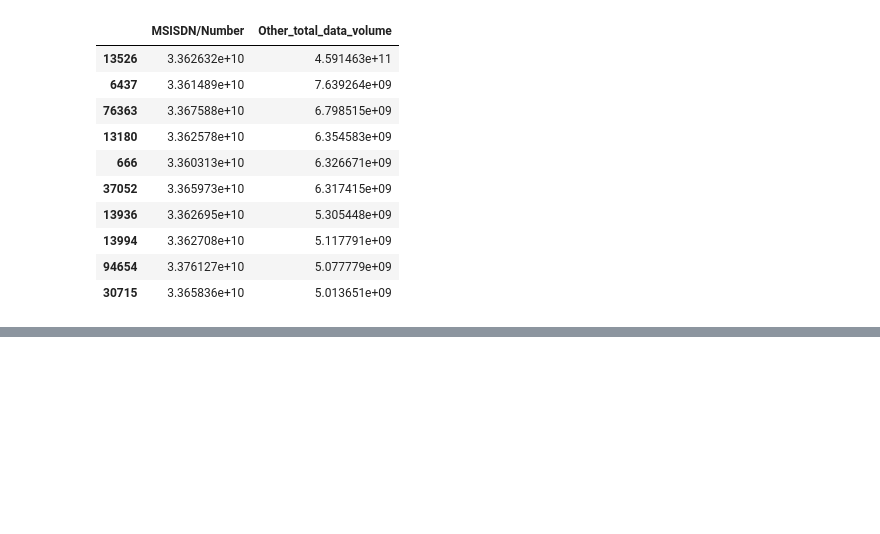
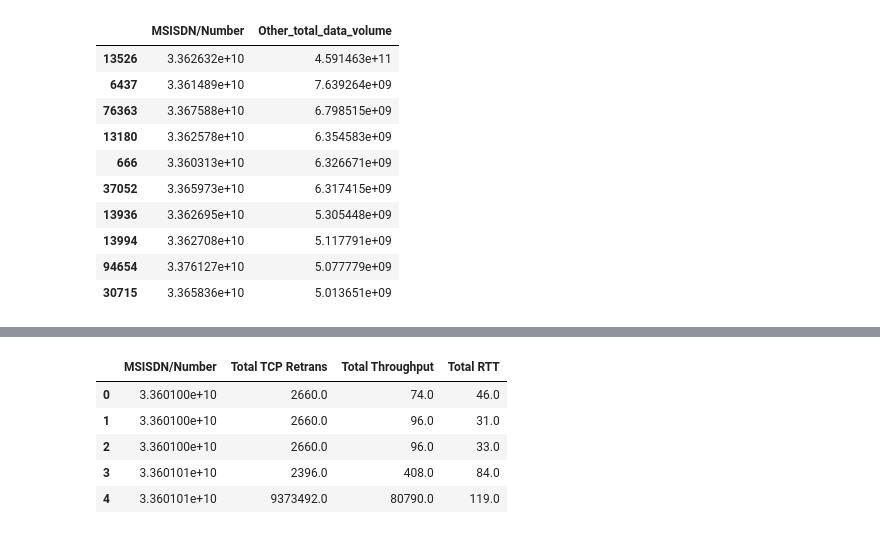
Before and after one commit to behigu/TellCo-Telecom-User-s-Data-Analysis, a Jupyter notebook: notebooks/Telco_telecom_user_data_analysis.ipynb, the cells around one changed output, grey strips where cells are left out. Saved outputs shown, nothing was run; the diff lists cells and outputs as text; code cells hidden in the pictures; blank space fills up the shorter version.

```diff
--- a/notebooks/Telco_telecom_user_data_analysis.ipynb
+++ b/notebooks/Telco_telecom_user_data_analysis.ipynb
@@ -825,0 +854,13 @@ df_clean.groupby('MSISDN/Number',as_index=False).agg({'Other_total_data_volume':
+# %%
+
+aggregate = {'Total TCP Retrans':'sum', 'Total Throughput':'sum', 'Total RTT':'sum'}
+columns = ['MSISDN/Number','Bearer Id','Handset Type', 'Total TCP Retrans', 'Total Throughput', 'Total RTT']
+network_per_user_df = new_net_df[columns].groupby('MSISDN/Number').agg(aggregate).reset_index()
+network_per_user_df.head()
+# %% [output]
+|  | MSISDN/Number | Total TCP Retrans | Total Throughput | Total RTT |
+| 0 | 3.360100e+10 | 2660.0 | 74.0 | 46.0 |
+| 1 | 3.360100e+10 | 2660.0 | 96.0 | 31.0 |
+| 2 | 3.360100e+10 | 2660.0 | 96.0 | 33.0 |
+| 3 | 3.360101e+10 | 2396.0 | 408.0 | 84.0 |
+| 4 | 3.360101e+10 | 9373492.0 | 80790.0 | 119.0 |
```
Also changed, not shown: parts of 8 cells of this notebook.
